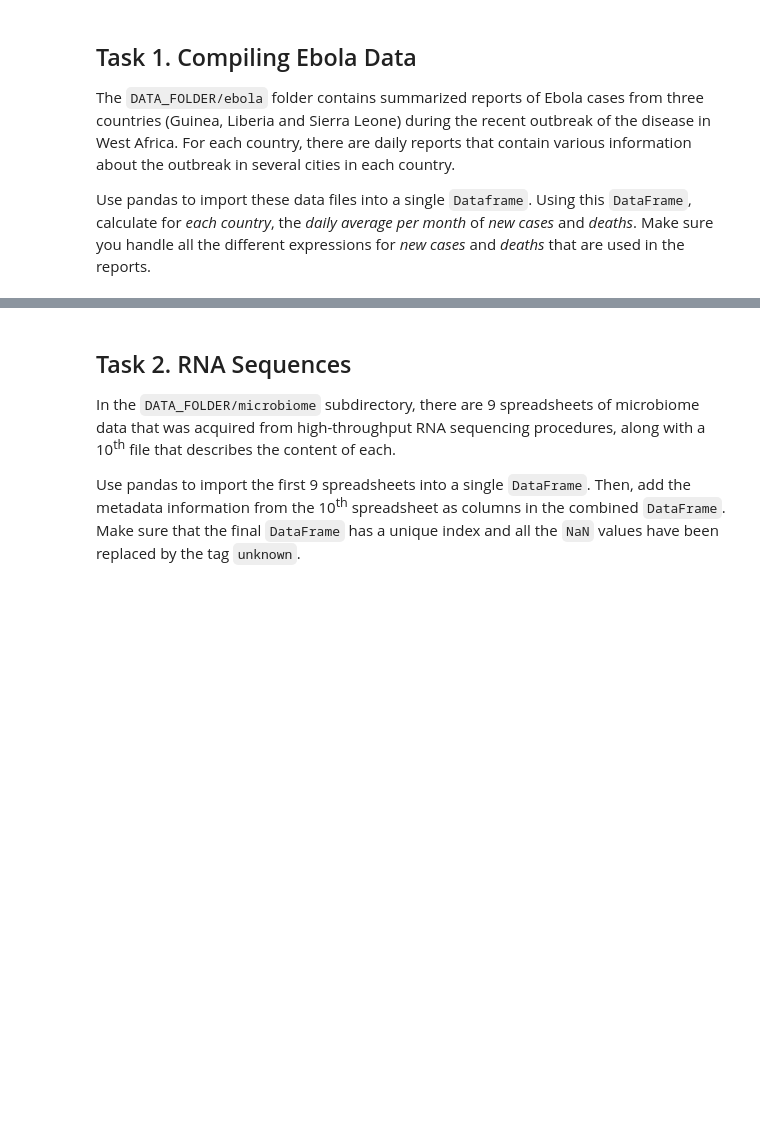
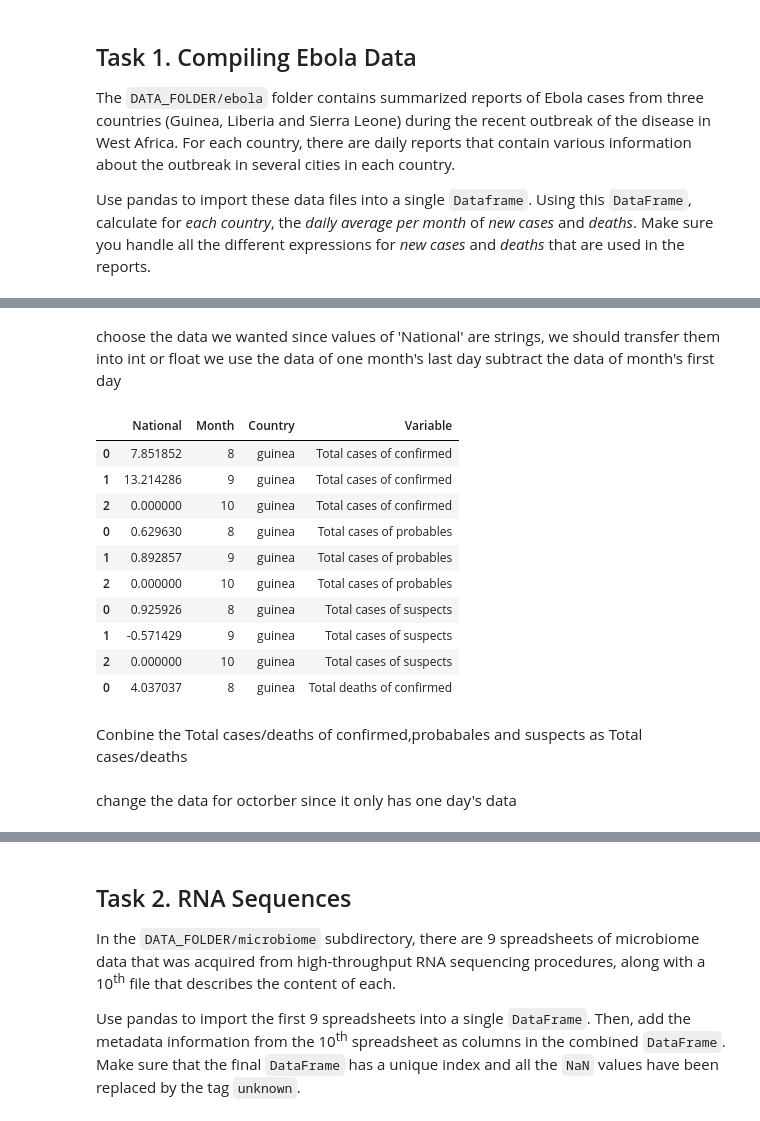
Before and after one commit to xiangzhemeng/EPFL-Applied-Data-Analysis-2017, a Jupyter notebook: Homework 1_xiaohai.ipynb, the cells around one changed output, grey strips where cells are left out. Cells and saved outputs as stored; diff of their text form; code cells hidden in the pictures; blank space fills up the shorter version.

```diff
--- a/Homework 1_xiaohai.ipynb
+++ b/Homework 1_xiaohai.ipynb
@@ -110,20 +123,3 @@ Data.loc['sl','Total cases of confirmed','2014--09-027']=2000
 # %%
 Str = ['guinea','liberia','sl']
 String = ['Total cases of confirmed','Total cases of probables','Total cases of suspects','Total deaths of confirmed','Total deaths of probables','Total deaths of suspects']
-# %%
-Ave = np.zeros([3,6])
-for i in range(0,3):
-    for j in range(0,6):
-        Lenth = Data.loc[Str[i],String[j]].shape[0]
-        harf_lenth = int(Lenth/2)
-        sub = Data.loc[Str[i],String[j]] #choose the data we wanted
-        sub['National'] = pd.to_numeric(sub.National)#since values of 'National' are strings, we should transfer them into int or float
-        sub1= sub[:harf_lenth]#we divide the data into two groups so that we can make full use of each data
-        sub2 =sub[harf_lenth:2*harf_lenth]
-        sub1= sub1.reset_index()
-        sub2= sub2.reset_index()
-        diff = sub2 - sub1 #For example we have 48 data for National adn we use 25th data to subtranct 1st data and then Divided by the time difference
-        ave = np.zeros([harf_lenth,1])
-        for t in range (0,harf_lenth):
-            ave[t] = diff.National[t]/diff.Date[t].days
-        Ave[i][j] = sum(ave)/(harf_lenth)
@@ -140,0 +126,46 @@ AVE
+# %% [markdown]
+choose the data we wanted
+since values of 'National' are strings, we should transfer them into int or float
+we use the data of one month's last day subtract the data of month's first day
+# %%
+List=[]
+Ave = np.zeros([3,6])
+for i in range(0,3):
+    for j in range(0,6):
+        sub = Data.loc[Str[i],String[j]]
+        sub['National'] = pd.to_numeric(sub.National
+        sub = sub.reset_index()
+        A = sub.groupby(sub['Date'].map(lambda x: x.month)).last()
+        B = sub.groupby(sub['Date'].map(lambda x: x.month)).first()
+        diff = A - B
+        ave = np.zeros([len(diff),1])
+        for t in range (0,len(diff)):
+            if diff.Date.loc[diff.index[t]].days==0:
+                ave[t] = np.nan
+            else:
+                ave[t] = diff.National.loc[diff.index[t]]/diff.Date.loc[diff.index[t]].days
+        AA = pd.DataFrame()
+        AA= pd.DataFrame(ave)
+        AA['Month'] = diff.index
+        AA['Country']=Str[i]
+        AA['Variable'] = String[j]
+        List.append(AA)
+C = pd.concat(List)
+# %%
+C.columns=['National','Month','Country','Variable']
+C.fillna(0,inplace=True)
+C.head(10)
+# %% [output]
+|  | National | Month | Country | Variable |
+| 0 | 7.851852 | 8 | guinea | Total cases of confirmed |
+| 1 | 13.214286 | 9 | guinea | Total cases of confirmed |
+| 2 | 0.000000 | 10 | guinea | Total cases of confirmed |
+| 0 | 0.629630 | 8 | guinea | Total cases of probables |
+| 1 | 0.892857 | 9 | guinea | Total cases of probables |
+| 2 | 0.000000 | 10 | guinea | Total cases of probables |
+| 0 | 0.925926 | 8 | guinea | Total cases of suspects |
+| 1 | -0.571429 | 9 | guinea | Total cases of suspects |
+| 2 | 0.000000 | 10 | guinea | Total cases of suspects |
+| 0 | 4.037037 | 8 | guinea | Total deaths of confirmed |
+# %% [markdown]
+Conbine the Total cases/deaths of confirmed,probabales and suspects as Total cases/deaths
@@ -140,0 +188,2 @@ AVE
+# %% [markdown]
+change the data for octorber since it only has one day's data
```
Also changed, not shown: parts of 28 cells of this notebook.
